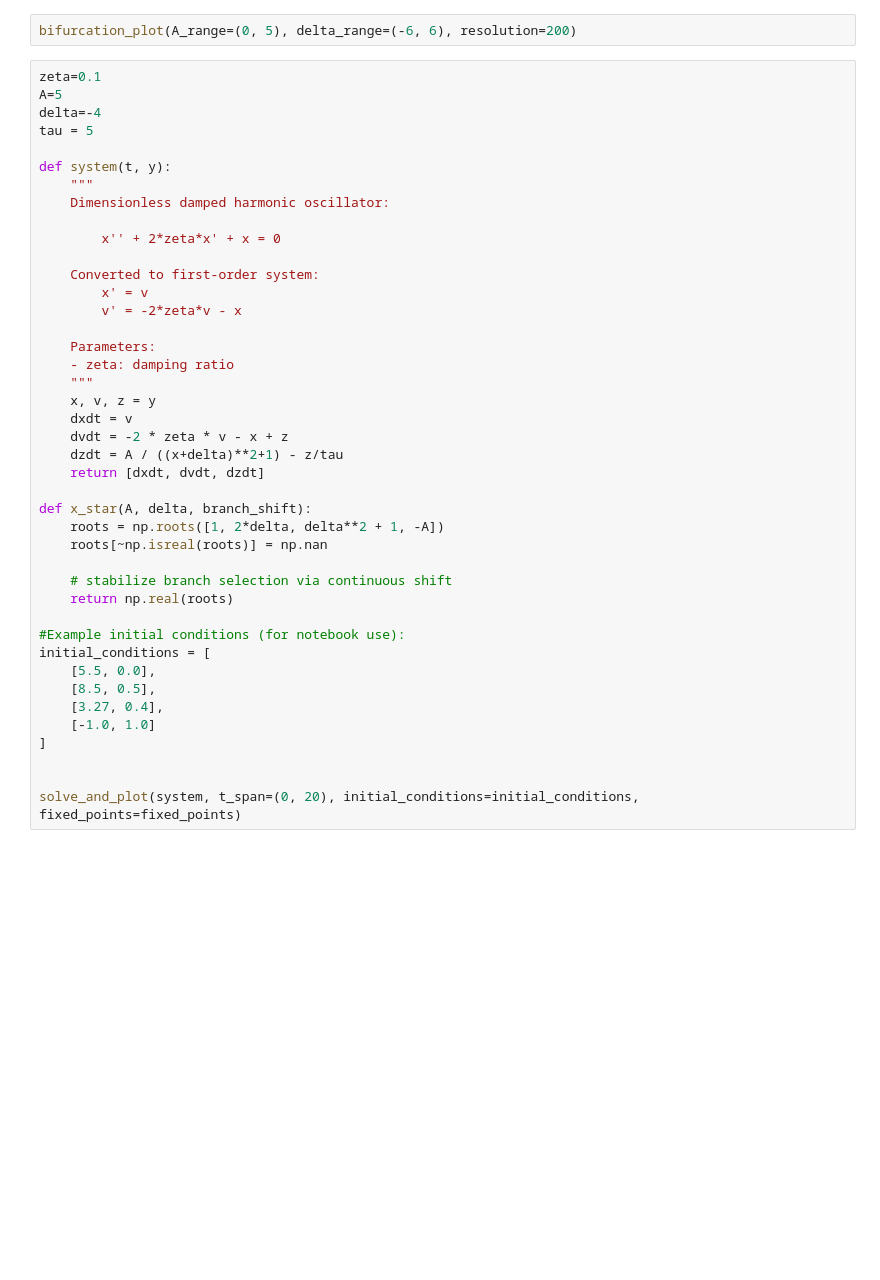
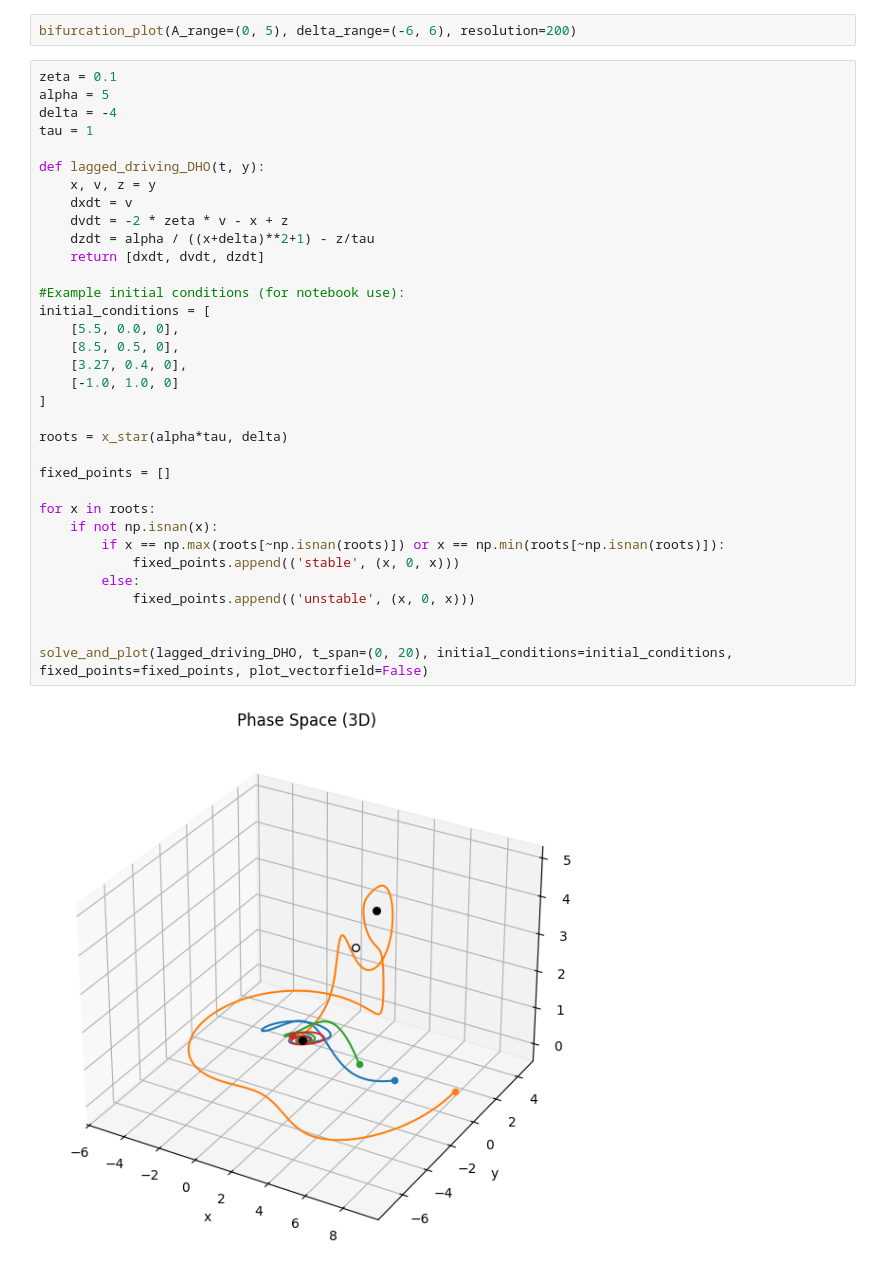
Before and after one commit to LeendertT420/PhD_various, a Jupyter notebook: Superfluid/Biufurcations.ipynb, the cells around one changed output. Saved outputs shown, nothing was run; the diff lists cells and outputs as text; blank space fills up the shorter version.

```diff
--- a/Superfluid/Biufurcations.ipynb
+++ b/Superfluid/Biufurcations.ipynb
@@ -339,44 +335,38 @@ def bifurcation_plot(A_range, delta_range, resolution=150):
 # %%
 bifurcation_plot(A_range=(0, 5), delta_range=(-6, 6), resolution=200)
 # %%
-zeta=0.1
-A=5
-delta=-4
-tau = 5
+zeta = 0.1
+alpha = 5
+delta = -4
+tau = 1
 
-def system(t, y):
-    """
-    Dimensionless damped harmonic oscillator:
-
-        x'' + 2*zeta*x' + x = 0
-
-    Converted to first-order system:
-        x' = v
-        v' = -2*zeta*v - x
-
-    Parameters:
-    - zeta: damping ratio
-    """
+def lagged_driving_DHO(t, y):
     x, v, z = y
     dxdt = v
     dvdt = -2 * zeta * v - x + z
-    dzdt = A / ((x+delta)**2+1) - z/tau
+    dzdt = alpha / ((x+delta)**2+1) - z/tau
     return [dxdt, dvdt, dzdt]
-
-def x_star(A, delta, branch_shift):
-    roots = np.roots([1, 2*delta, delta**2 + 1, -A])
-    roots[~np.isreal(roots)] = np.nan
-
-    # stabilize branch selection via continuous shift
-    return np.real(roots)
 
 #Example initial conditions (for notebook use):
 initial_conditions = [
-    [5.5, 0.0],
-    [8.5, 0.5],
-    [3.27, 0.4],
-    [-1.0, 1.0]
+    [5.5, 0.0, 0],
+    [8.5, 0.5, 0],
+    [3.27, 0.4, 0],
+    [-1.0, 1.0, 0]
 ]
 
+roots = x_star(alpha*tau, delta)
 
-solve_and_plot(system, t_span=(0, 20), initial_conditions=initial_conditions, fixed_points=fixed_points)
+fixed_points = []
+
+for x in roots:
+    if not np.isnan(x):
+        if x == np.max(roots[~np.isnan(roots)]) or x == np.min(roots[~np.isnan(roots)]):
+            fixed_points.append(('stable', (x, 0, x)))
+        else:
+            fixed_points.append(('unstable', (x, 0, x)))
+
+
+solve_and_plot(lagged_driving_DHO, t_span=(0, 20), initial_conditions=initial_conditions, fixed_points=fixed_points, plot_vectorfield=False)
+# %% [output]
+[figure, added]
```
Also changed, not shown: parts of 16 cells of this notebook, 5 other files.
